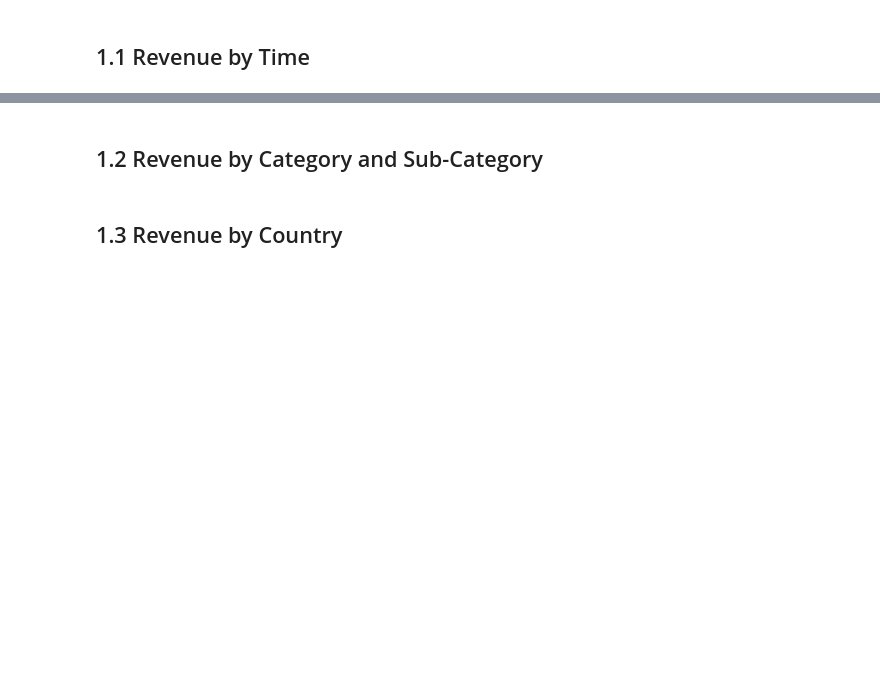
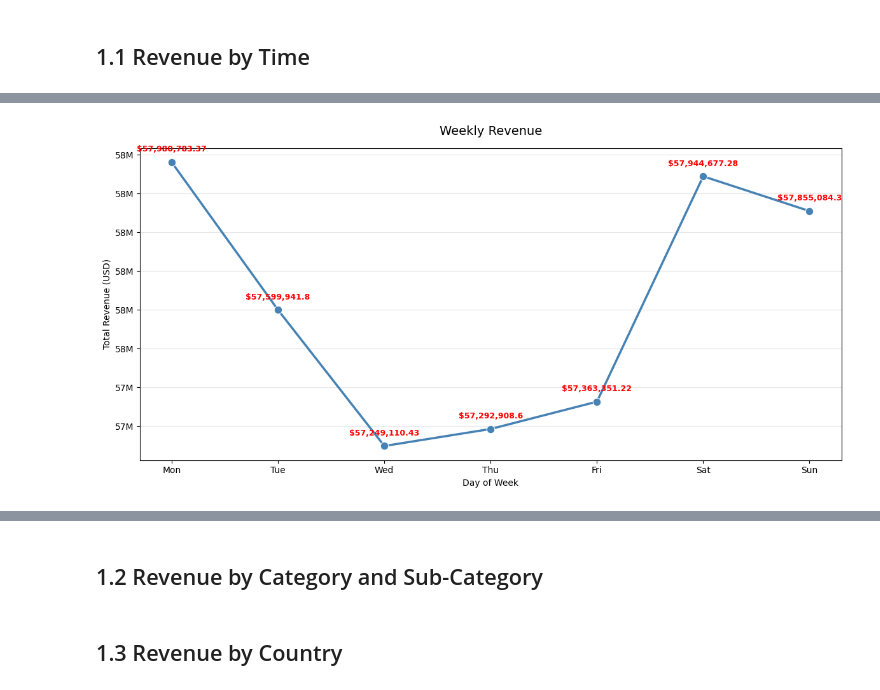
Before and after one commit to judiellegaspina/Ecommerce-EDA-and-Sales-Prediction, a Jupyter notebook: 05_Sales_Analysis.ipynb, the cells around one changed output, grey strips where cells are left out. Drawn from its saved outputs; the diff is of its cells as text; code cells hidden in the pictures; blank space fills up the shorter version.

```diff
--- a/05_Sales_Analysis.ipynb
+++ b/05_Sales_Analysis.ipynb
@@ -35,3 +125,44 @@ eda_df.sample(10)
 # %%
-# 1.1.3 Weekly Orders
+# 1.1.3 Day of Week Revenue
+
+day_of_week_revenue = (
+    eda_df.groupby('order_day_of_week')['revenue_usd']
+    .sum()
+    .reindex(['Mon', 'Tue', 'Wed', 'Thu', 'Fri', 'Sat', 'Sun'])
+    .reset_index()
+)
+
+plt.figure(figsize=(12, 6))
+
+ax = sns.lineplot(
+    data=day_of_week_revenue,
+    x='order_day_of_week',
+    y='revenue_usd',
+    marker='o',
+    markersize=9,
+    linewidth=2.5,
+    color='steelblue',
+)
+
+for x, y in zip(day_of_week_revenue['order_day_of_week'], day_of_week_revenue['revenue_usd']):
+    ax.annotate(
+        f'${y:,}',
+        (x, y),
+        textcoords='offset points',
+        xytext=(0, 12),
+        ha='center',
+        fontsize=9,
+        fontweight='bold',
+        color='red'
+    )
+
+plt.title('Weekly Revenue', fontsize=14, pad=15)
+plt.xlabel('Day of Week')
+plt.ylabel('Total Revenue (USD)')
+plt.gca().yaxis.set_major_formatter(plt.FuncFormatter(lambda x, _: f'{x/1e6:.0f}M'))
+plt.grid(axis='y', alpha=0.3)
+plt.tight_layout()
+plt.show()
+# %% [output]
+[figure, added]
 # %%
```
Also changed, not shown: parts of 5 cells of this notebook.
